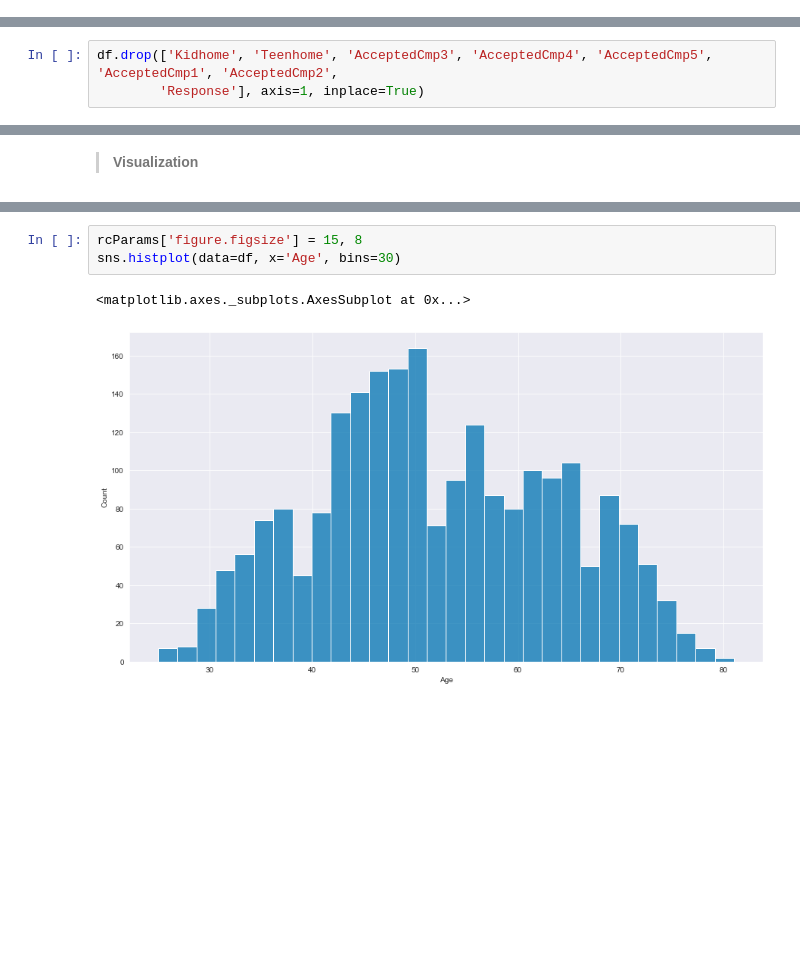
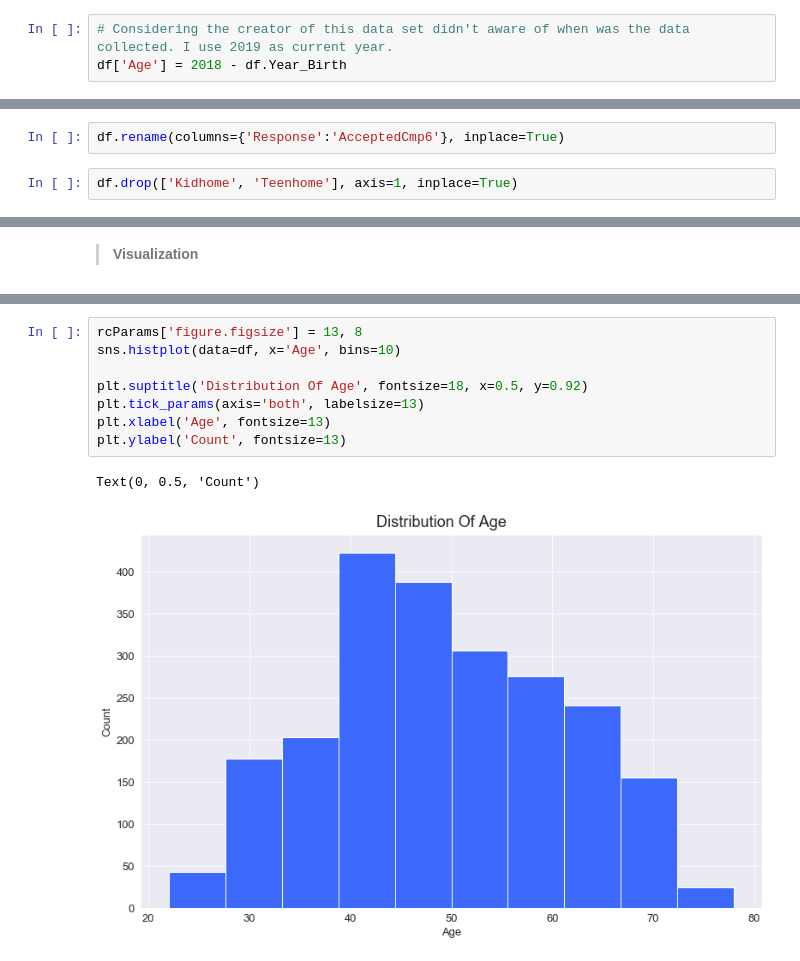
Before and after one commit to jkaikong/Customer_Analysis, a Jupyter notebook: Customer_Personality_Analysis.ipynb, the cells around one changed output, grey strips where cells are left out. Drawn from its saved outputs; the diff is of its cells as text; blank space fills up the shorter version.

```diff
--- a/Customer_Personality_Analysis.ipynb
+++ b/Customer_Personality_Analysis.ipynb
@@ -276,3 +274,6 @@ df['Age'] = current_year - df.Year_Birth
+# %%
+# Considering the creator of this data set didn't aware of when was the data collected. I use 2019 as current year.
+df['Age'] = 2018 - df.Year_Birth
 # %% [markdown]
 > **Replace missing value in 'Income' column with the median of each education level**
 # %%
@@ -327,9 +328,10 @@ TotalMnt               2237 non-null int64
 Age                    2237 non-null int64
 dtypes: datetime64[ns](1), float64(1), int64(28), object(2)
 memory usage: 576.7+ KB
+# %%
+df.rename(columns={'Response':'AcceptedCmp6'}, inplace=True)
 # %%
-df.drop(['Kidhome', 'Teenhome', 'AcceptedCmp3', 'AcceptedCmp4', 'AcceptedCmp5', 'AcceptedCmp1', 'AcceptedCmp2',
-        'Response'], axis=1, inplace=True)
+df.drop(['Kidhome', 'Teenhome'], axis=1, inplace=True)
 # %% [markdown]
 > **Store the cleaned data set**
 # %%
@@ -349,7 +353,12 @@ Index(['ID', 'Year_Birth', 'Education', 'Marital_Status', 'Income',
       dtype='object')
-# %%
-rcParams['figure.figsize'] = 15, 8
-sns.histplot(data=df, x='Age', bins=30)
-# %% [output]
-<matplotlib.axes._subplots.AxesSubplot at 0x...>
-[figure, removed]
+# %%
+rcParams['figure.figsize'] = 13, 8
+sns.histplot(data=df, x='Age', bins=10)
+
+plt.suptitle('Distribution Of Age', fontsize=18, x=0.5, y=0.92)
+plt.tick_params(axis='both', labelsize=13)
+plt.xlabel('Age', fontsize=13)
+plt.ylabel('Count', fontsize=13)
+# %% [output]
+Text(0, 0.5, 'Count')
+[figure, added]
```
Also changed, not shown: parts of 10 cells of this notebook.
